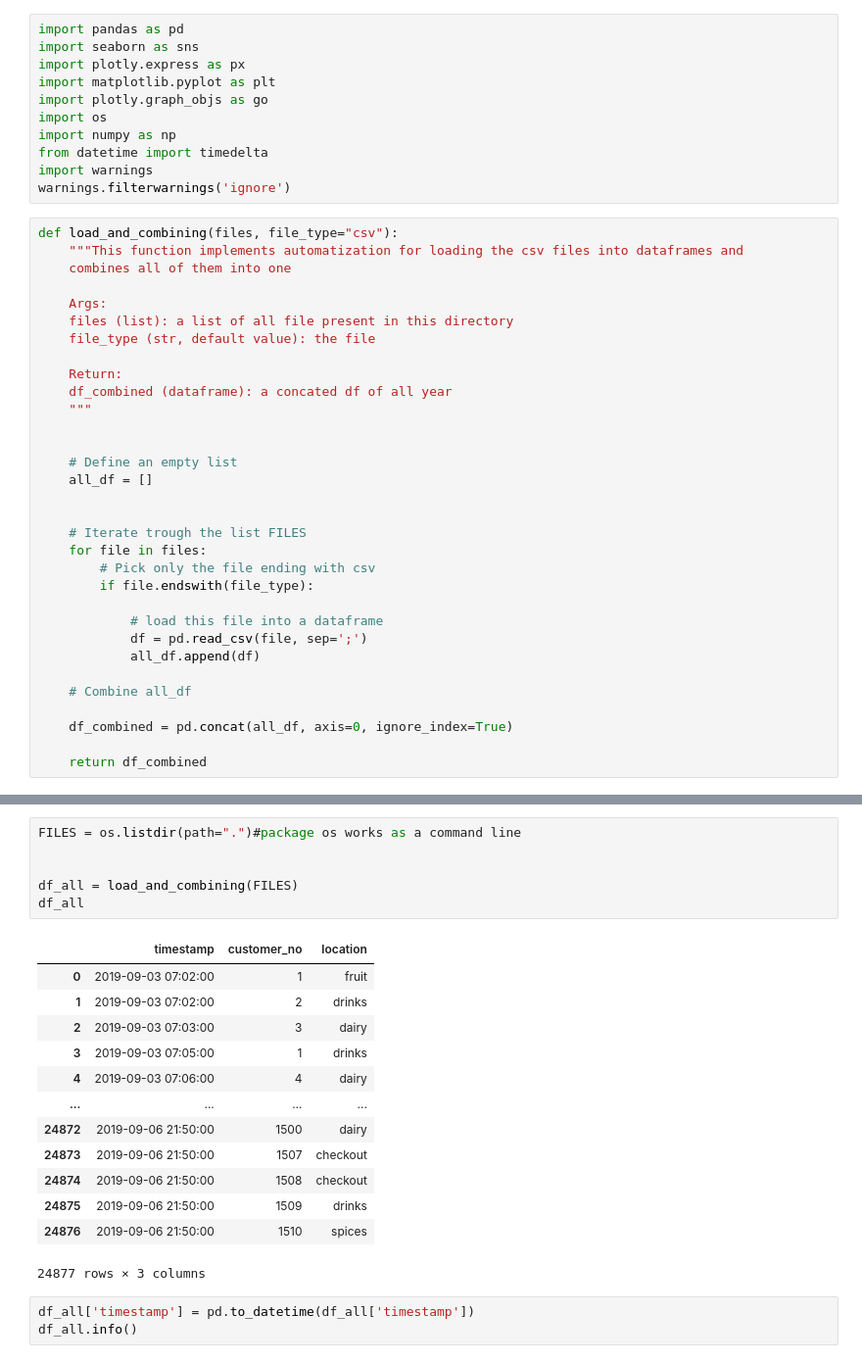
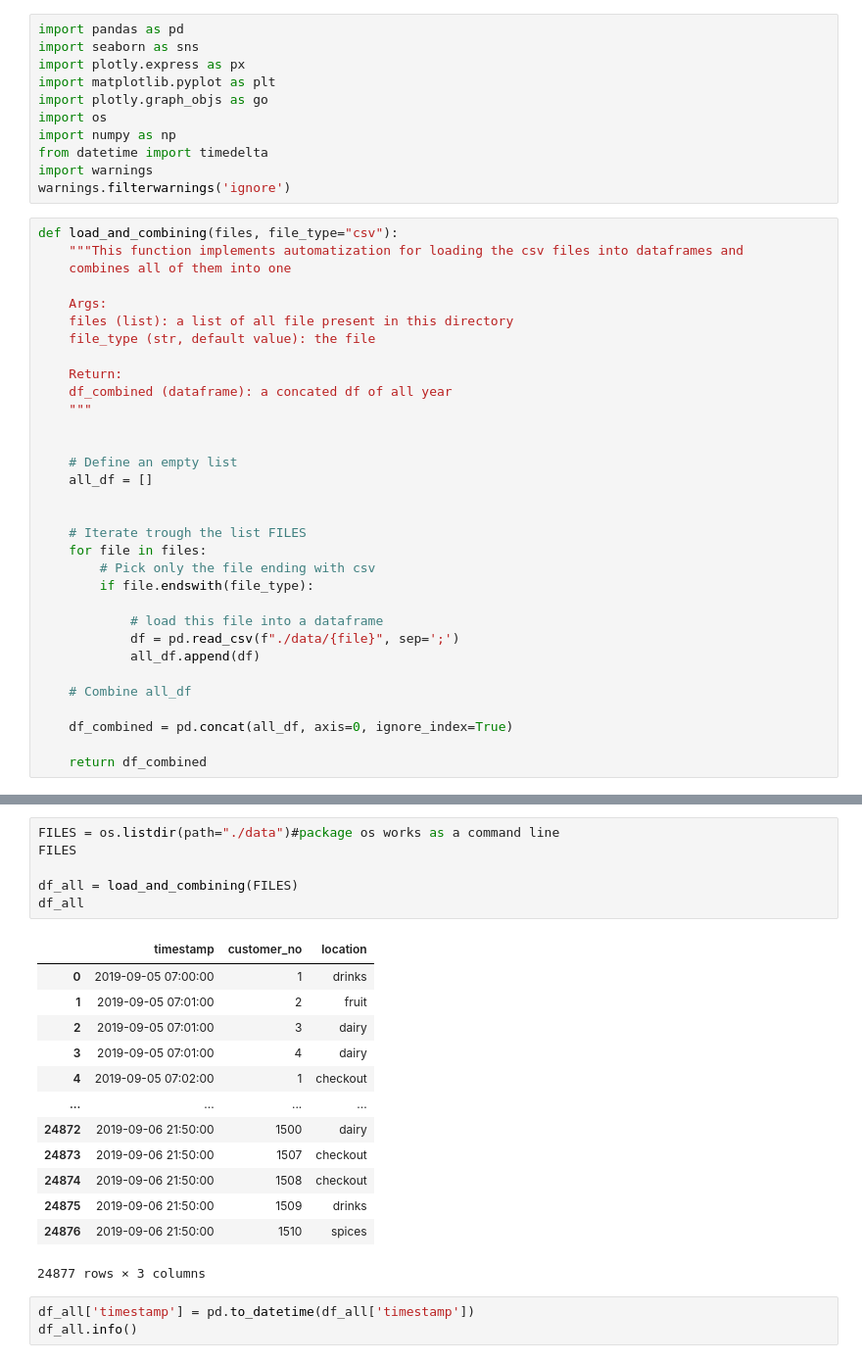
Before and after one commit to shindesimantini6/Super-Class-Simulator, a Jupyter notebook: all_data_project.ipynb, the cells around one changed output, grey strips where cells are left out. Shown at 98% size. Drawn from its saved outputs; the diff is of its cells as text.

```diff
--- a/all_data_project.ipynb
+++ b/all_data_project.ipynb
@@ -35,7 +35,7 @@ def load_and_combining(files, file_type="csv"):
         if file.endswith(file_type):
 
             # load this file into a dataframe
-            df = pd.read_csv(file, sep=';')
+            df = pd.read_csv(f"./data/{file}", sep=';')
             all_df.append(df)
 
     # Combine all_df
@@ -50,16 +50,16 @@ friday.csv    monday.csv    thursday.csv  tuesday.csv   wednesday.csv
 # %%
-FILES = os.listdir(path=".")#package os works as a command line
-
+FILES = os.listdir(path="./data")#package os works as a command line
+FILES
 
 df_all = load_and_combining(FILES)
 df_all
 # %% [output]
 |  | timestamp | customer_no | location |
-| 0 | 2019-09-03 07:02:00 | 1 | fruit |
-| 1 | 2019-09-03 07:02:00 | 2 | drinks |
-| 2 | 2019-09-03 07:03:00 | 3 | dairy |
-| 3 | 2019-09-03 07:05:00 | 1 | drinks |
-| 4 | 2019-09-03 07:06:00 | 4 | dairy |
+| 0 | 2019-09-05 07:00:00 | 1 | drinks |
+| 1 | 2019-09-05 07:01:00 | 2 | fruit |
+| 2 | 2019-09-05 07:01:00 | 3 | dairy |
+| 3 | 2019-09-05 07:01:00 | 4 | dairy |
+| 4 | 2019-09-05 07:02:00 | 1 | checkout |
 | ... | ... | ... | ... |
 | 24872 | 2019-09-06 21:50:00 | 1500 | dairy |
 | 24873 | 2019-09-06 21:50:00 | 1507 | checkout |
```
Also changed, not shown: parts of 20 cells of this notebook.
